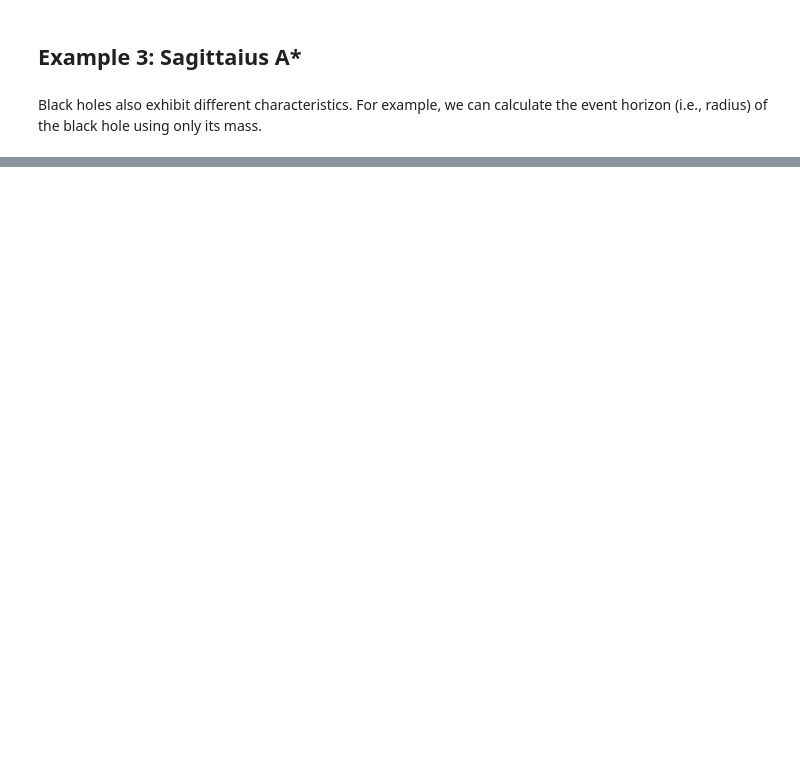
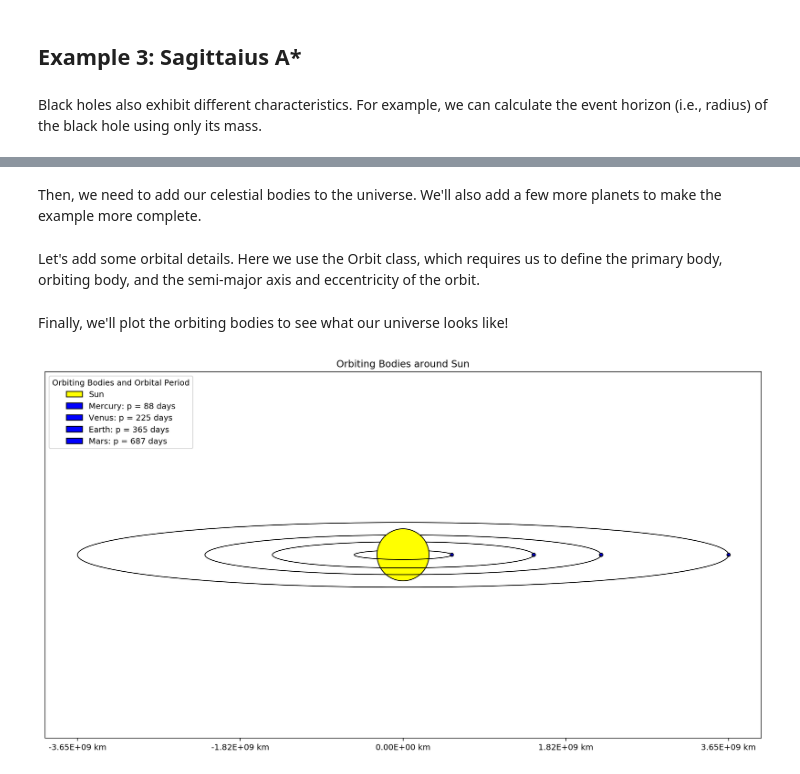
Before and after one commit to zstachniak/celestial_simulation, a Jupyter notebook: example.ipynb, the cells around one changed output, grey strips where cells are left out. Saved outputs shown, nothing was run; the diff lists cells and outputs as text; code cells hidden in the pictures; blank space fills up the shorter version.

Commit message:
Added example of building universe.

```diff
--- a/example.ipynb
+++ b/example.ipynb
@@ -48,6 +54,6 @@ SolarBody:
 # %% [markdown]
 Black holes also exhibit different characteristics. For example, we can calculate the event horizon (i.e., radius) of the black hole using only its mass.
 # %%
-sag_a = BlackHole(sun_facts["mass"] * 4000000)
+sag_a = BlackHole(sun_facts["mass"] * 4000000, name="Sagittarius A*")
 print(sag_a)
 # %% [output]
@@ -59,0 +72,31 @@ BlackHole:
+# %%
+milky_way = Universe(name="Milky Way")
+# %% [markdown]
+Then, we need to add our celestial bodies to the universe. We'll also add a few more planets to make the example more complete.
+# %%
+milky_way.add_celestial_body(sag_a)
+milky_way.add_celestial_body(sol)
+milky_way.add_celestial_body(earth)
+milky_way.add_celestial_body(mars)
+moon = PlanetaryBody(7.3e+22, 1737.5, name="Moon")
+milky_way.add_celestial_body(moon)
+mercury = PlanetaryBody(3.3e+23, 2439.5, name="Mercury")
+milky_way.add_celestial_body(mercury)
+venus = PlanetaryBody(4.87e+24, 6052, name="Venus")
+milky_way.add_celestial_body(venus)
+mars = PlanetaryBody(6.42e+23, 3396.0, name="Mars")
+# %% [markdown]
+Let's add some orbital details. Here we use the Orbit class, which requires us to define the primary body, orbiting body, and the semi-major axis and eccentricity of the orbit.
+# %%
+milky_way.add_orbit(Orbit(sag_a, sol, 2.42573e+17, 0.0))
+milky_way.add_orbit(Orbit(sol, earth, 1.496e+08, 0.017))
+milky_way.add_orbit(Orbit(earth, moon, 3.84e+05, 0.055))
+milky_way.add_orbit(Orbit(sol, mercury, 5.79e+07, 0.205))
+milky_way.add_orbit(Orbit(sol, venus, 1.082e+08, 0.007))
+milky_way.add_orbit(Orbit(sol, mars, 2.279e+08, 0.094))
+# %% [markdown]
+Finally, we'll plot the orbiting bodies to see what our universe looks like!
+# %%
+milky_way.plot_orbits("Sun")
+# %% [output]
+[figure, added]
```
Also changed, not shown: parts of 7 cells of this notebook.
